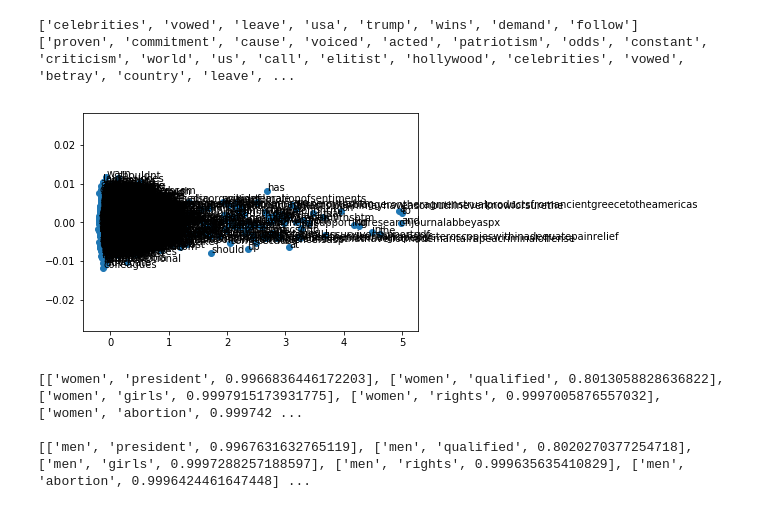
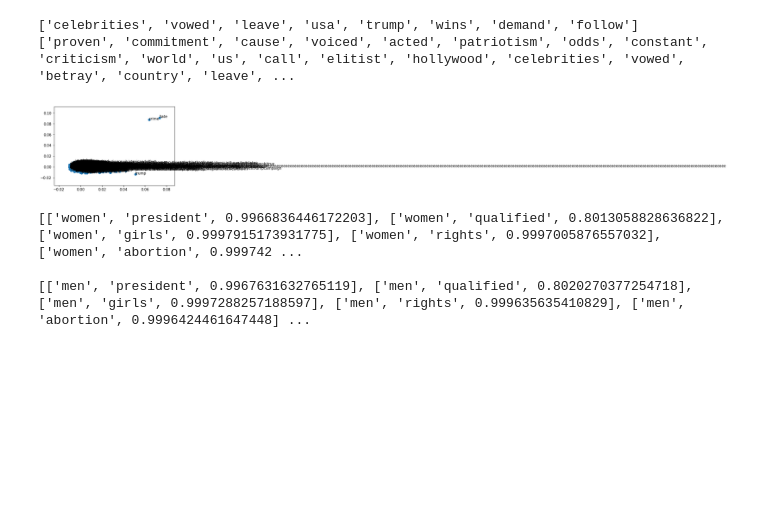
Before and after one commit to IndigenousEngineering/small_corpora_bias_with_w2v, a Jupyter notebook: WEAT_analysis_1_exploratory_B.ipynb, the cells around one changed output. Saved outputs shown, nothing was run; the diff lists cells and outputs as text; code cells hidden in the pictures; blank space fills up the shorter version.

Commit message:
trained model (donald), untested

```diff
--- a/WEAT_analysis_1_exploratory_B.ipynb
+++ b/WEAT_analysis_1_exploratory_B.ipynb
@@ -307,6 +307,8 @@ print(donald_clean_posts[2])
 # TODO:
 # find a way to automate combining clean
 # titles & texts (lists) into doc
+
+donald_clean_corpus = donald_clean_titles + donald_clean_posts
 # %%
 def train_w2v_model(docs):
     '''
@@ -344,12 +346,10 @@ def train_w2v_model(docs):
         pyplot.annotate(word, xy=(pca_projection[i, 0], pca_projection[i, 1]))
 
     return w2v_model
-# %%
-#feminism_lc_docs, feminism_lc_vocab, feminism_sc_docs, feminism_sc_vocab = clean_all_docs(r_feminism_corpus)
-
-feminism_model_lc = train_w2v_model(feminism_lc_docs)
-# %% [output]
-[figure, removed]
+# %%
+donald_model = train_w2v_model(donald_clean_corpus)
+# %% [output]
+[figure, added]
 # %%
 def get_cos_sim(model, word_1, word_2):
 
```
